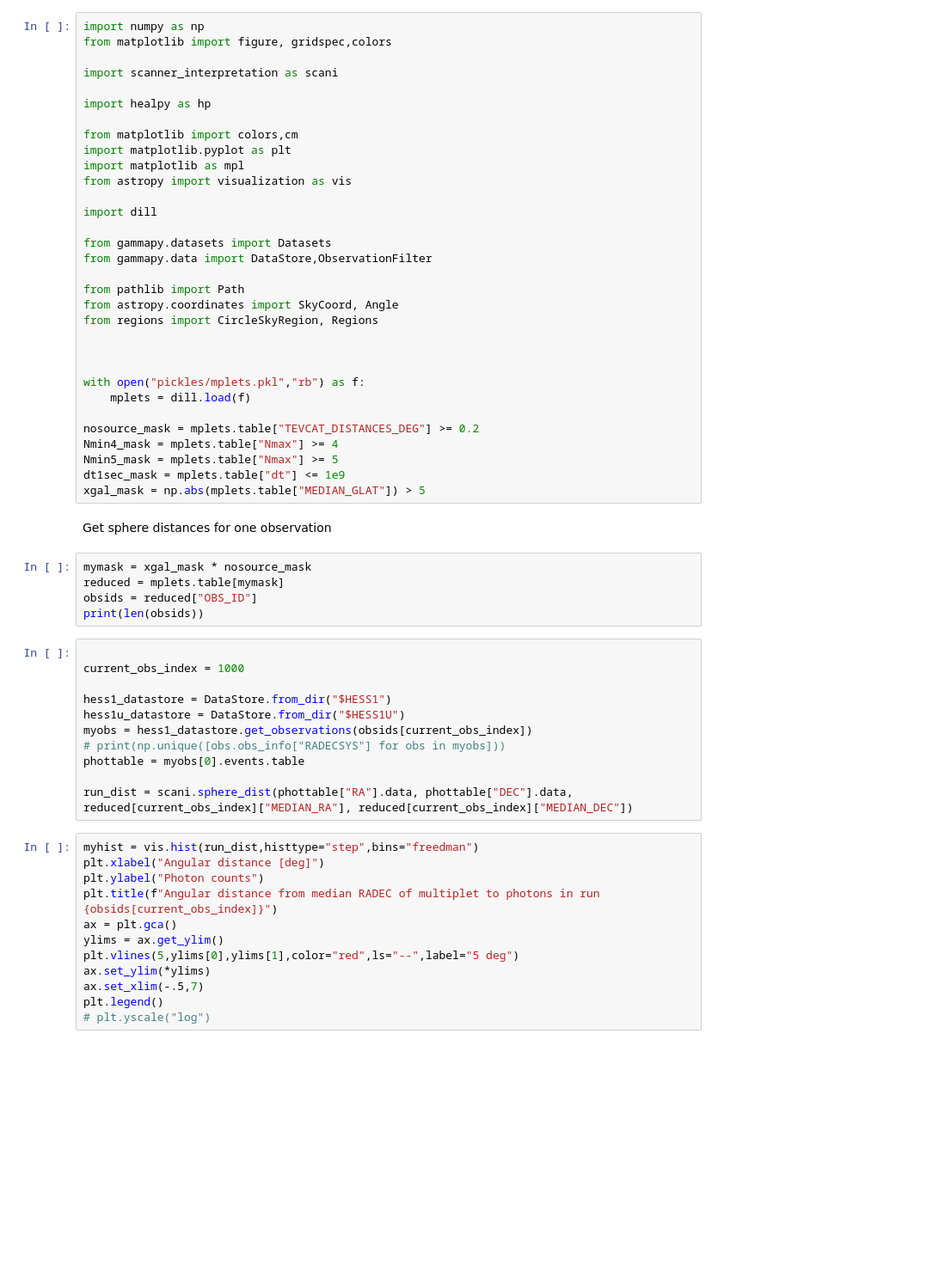
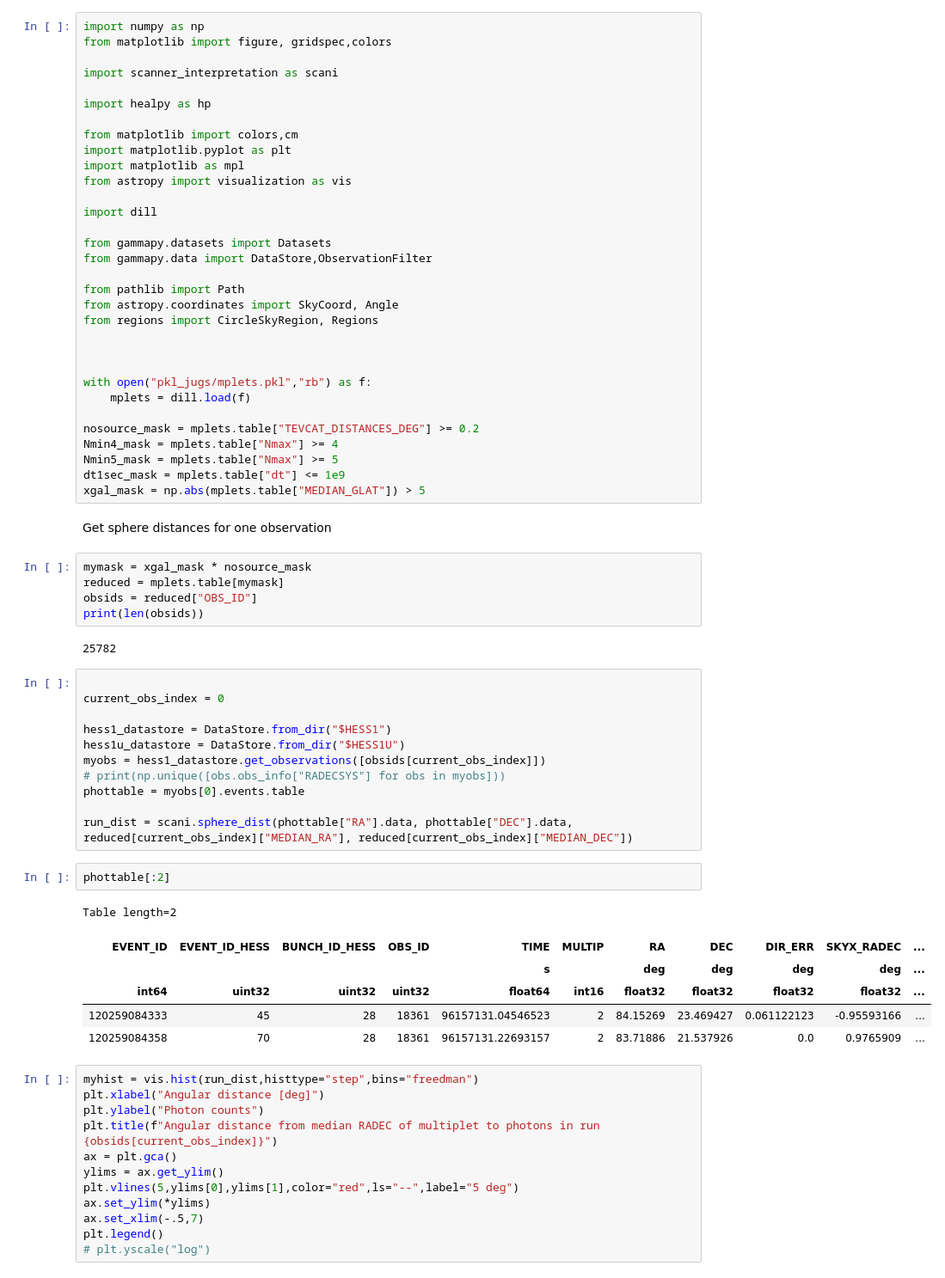
Before and after one commit to annanayjaitly/gamma_transients, a Jupyter notebook: testing/passthrough1.ipynb, the cells around one changed output. Shown at 86% size. Saved outputs shown, nothing was run; the diff lists cells and outputs as text; blank space fills up the shorter version.

```diff
--- a/testing/passthrough1.ipynb
+++ b/testing/passthrough1.ipynb
@@ -22,7 +22,7 @@ from regions import CircleSkyRegion, Regions
 
 
 
-with open("pickles/mplets.pkl","rb") as f:
+with open("pkl_jugs/mplets.pkl","rb") as f:
     mplets = dill.load(f)
 
 nosource_mask = mplets.table["TEVCAT_DISTANCES_DEG"] >= 0.2
@@ -37,17 +37,28 @@ mymask = xgal_mask * nosource_mask
 reduced = mplets.table[mymask]
 obsids = reduced["OBS_ID"]
 print(len(obsids))
+# %% [output]
+25782
 # %%
 
-current_obs_index = 1000
+current_obs_index = 0
 
 hess1_datastore = DataStore.from_dir("$HESS1")
 hess1u_datastore = DataStore.from_dir("$HESS1U")
-myobs = hess1_datastore.get_observations(obsids[current_obs_index])
+myobs = hess1_datastore.get_observations([obsids[current_obs_index]])
 # print(np.unique([obs.obs_info["RADECSYS"] for obs in myobs]))
 phottable = myobs[0].events.table
 
 run_dist = scani.sphere_dist(phottable["RA"].data, phottable["DEC"].data, reduced[current_obs_index]["MEDIAN_RA"], reduced[current_obs_index]["MEDIAN_DEC"])
+# %%
+phottable[:2]
+# %% [output]
+Table length=2
+| EVENT_ID | EVENT_ID_HESS | BUNCH_ID_HESS | OBS_ID | TIME | MULTIP | RA | DEC | DIR_ERR | SKYX_RADEC | ... |
+|  |  |  |  | s |  | deg | deg | deg | deg | ... |
+| int64 | uint32 | uint32 | uint32 | float64 | int16 | float32 | float32 | float32 | float32 | ... |
+| 120259084333 | 45 | 28 | 18361 | 96157131.04546523 | 2 | 84.15269 | 23.469427 | 0.061122123 | -0.95593166 | ... |
+| 120259084358 | 70 | 28 | 18361 | 96157131.22693157 | 2 | 83.71886 | 21.537926 | 0.0 | 0.9765909 | ... |
 # %%
 myhist = vis.hist(run_dist,histtype="step",bins="freedman")
 plt.xlabel("Angular distance [deg]")
```
Also changed, not shown: 1 other file.
